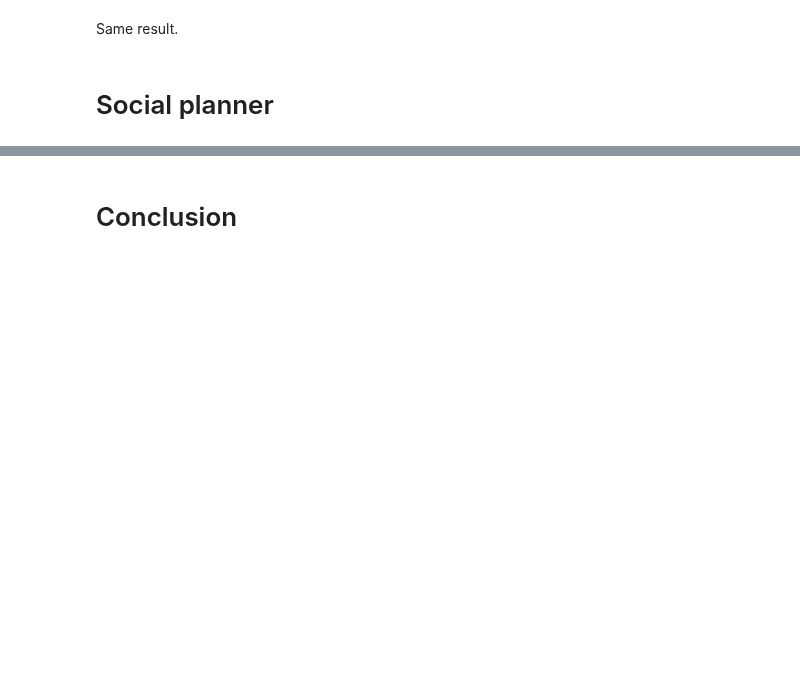
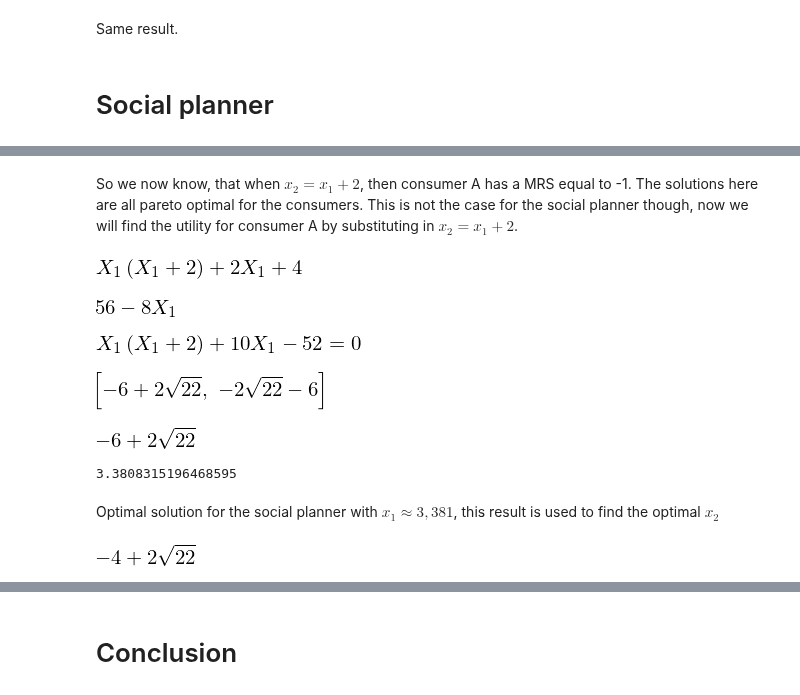
Before and after one commit to NumEconCopenhagen/projects-2020-tobiasharald, a Jupyter notebook: modelproject/modelproject.ipynb, the cells around one changed output, grey strips where cells are left out. Saved outputs shown, nothing was run; the diff lists cells and outputs as text; code cells hidden in the pictures; blank space fills up the shorter version.

```diff
--- a/modelproject/modelproject.ipynb
+++ b/modelproject/modelproject.ipynb
@@ -234,0 +275,49 @@ Max social planner problem tænker jeg. Find MRS. End op med at plotte Edgeworth
+# %% [markdown]
+So we now know, that when $x_2=x_1+2$, then consumer A has a MRS equal to -1. The solutions here are all pareto optimal for the consumers. This is not the case for the social planner though, now we will find the utility for consumer A by substituting in $x_2=x_1+2$.
+# %%
+#Substituting
+uA_x1 = uA.subs(X2,x2_d_A[0])
+uA_x1
+# %% [output]
+[figure, added]
+# %%
+#Defining excess goods
+e_x1 = 7 - X1
+e_x2 = 9 - x2_d_A[0]
+
+#Substitute into utility for consumber B
+uB_x1 = uB.subs(X1, e_x1)
+uB_x2 = uB_x1.subs(X2, e_x2)
+uB_x2
+# %% [output]
+[figure, added]
+# %%
+#Utility functions for the two consumers are set equal to each other. Functions expressed of $x_1$.
+uA_uB = sm.Eq(uA_x1-uB_x2,0)
+uA_uB
+# %% [output]
+[figure, added]
+# %%
+#Solve for optimal x1 for consumer A
+x1_sol_A_ = sm.solve(uA_uB,X1)
+x1_sol_A_
+# %% [output]
+[figure, added]
+# %%
+#Since the goods can't be negative, we disregard the negative value and keep the positive one:
+x1_sol_A = x1_sol_A_[0]
+x1_sol_A
+# %% [output]
+[figure, added]
+# %%
+print(-6+2*22**(0.5))
+# %% [output]
+3.3808315196468595
+# %% [markdown]
+Optimal solution for the social planner with $x_1 \approx 3,381$, this result is used to find the optimal $x_2$
+# %%
+#Substitute optimal into x2
+x2_sol_A = x2_d_A[0].subs(X1,x1_sol_A)
+x2_sol_A
+# %% [output]
+[figure, added]
```
Also changed, not shown: parts of 19 cells of this notebook.
